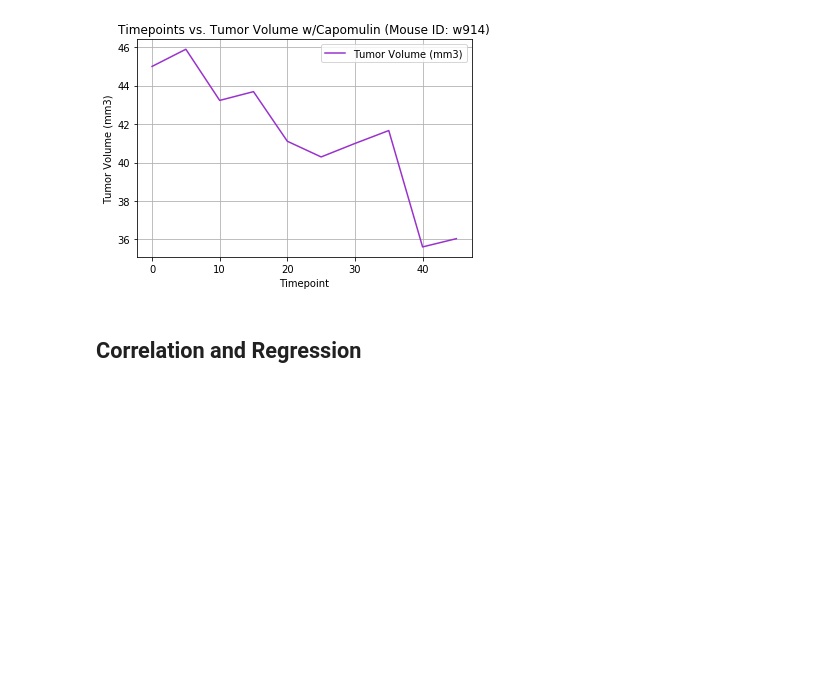
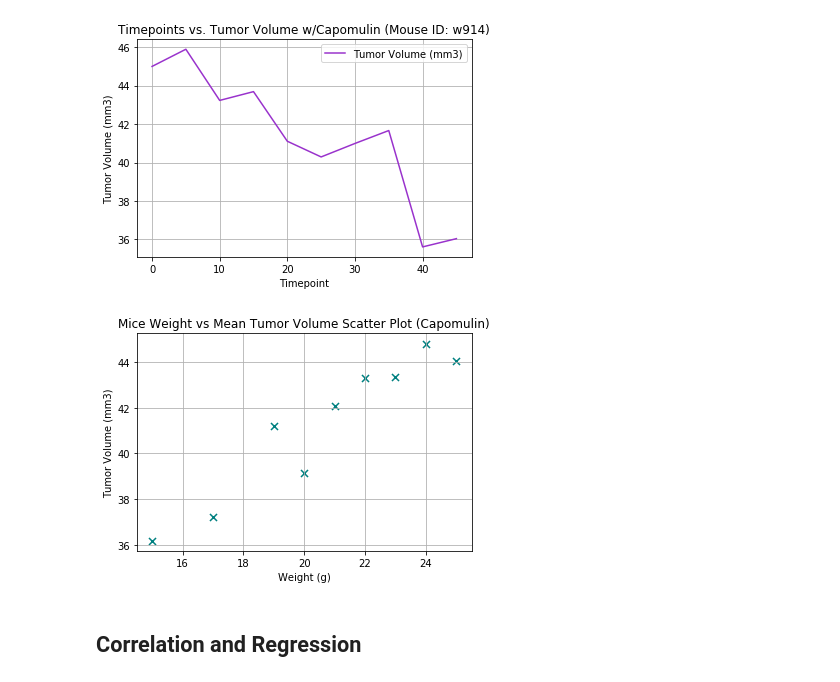
Before and after one commit to Levirdz/matplotlib-challenge, a Jupyter notebook: pymaceuticals_starter.ipynb, the cells around one changed output. Drawn from its saved outputs; the diff is of its cells as text; code cells hidden in the pictures; blank space fills up the shorter version.

```diff
--- a/pymaceuticals_starter.ipynb
+++ b/pymaceuticals_starter.ipynb
@@ -305,2 +311,20 @@ plt.show()
+# %%
+# Generate a scatter plot of mouse weight versus average tumor volume for the Capomulin regimen
+
+# Selecting capomulin data
+capomulin_data = clean_df.loc[(clean_df["Drug Regimen"] == "Capomulin")]
+scatter_plot = capomulin_data[["Mouse ID", "Weight (g)", "Tumor Volume (mm3)"]]
+capomulin_mean = scatter_plot.groupby("Weight (g)")["Tumor Volume (mm3)"].mean()
+
+# Creating plot df
+scatter_df = pd.DataFrame(capomulin_mean).reset_index()
+
+# Generating plot
+scatter_df.plot(kind = "scatter", x = "Weight (g)", y = "Tumor Volume (mm3)", grid = True, marker = "x", s = 50, c = "teal")
+plt.title("Mice Weight vs Mean Tumor Volume Scatter Plot (Capomulin)")
+
+plt.show()
+# %% [output]
+[figure, added]
 # %% [markdown]
 ## Correlation and Regression
```
Also changed, not shown: parts of 7 cells of this notebook.
